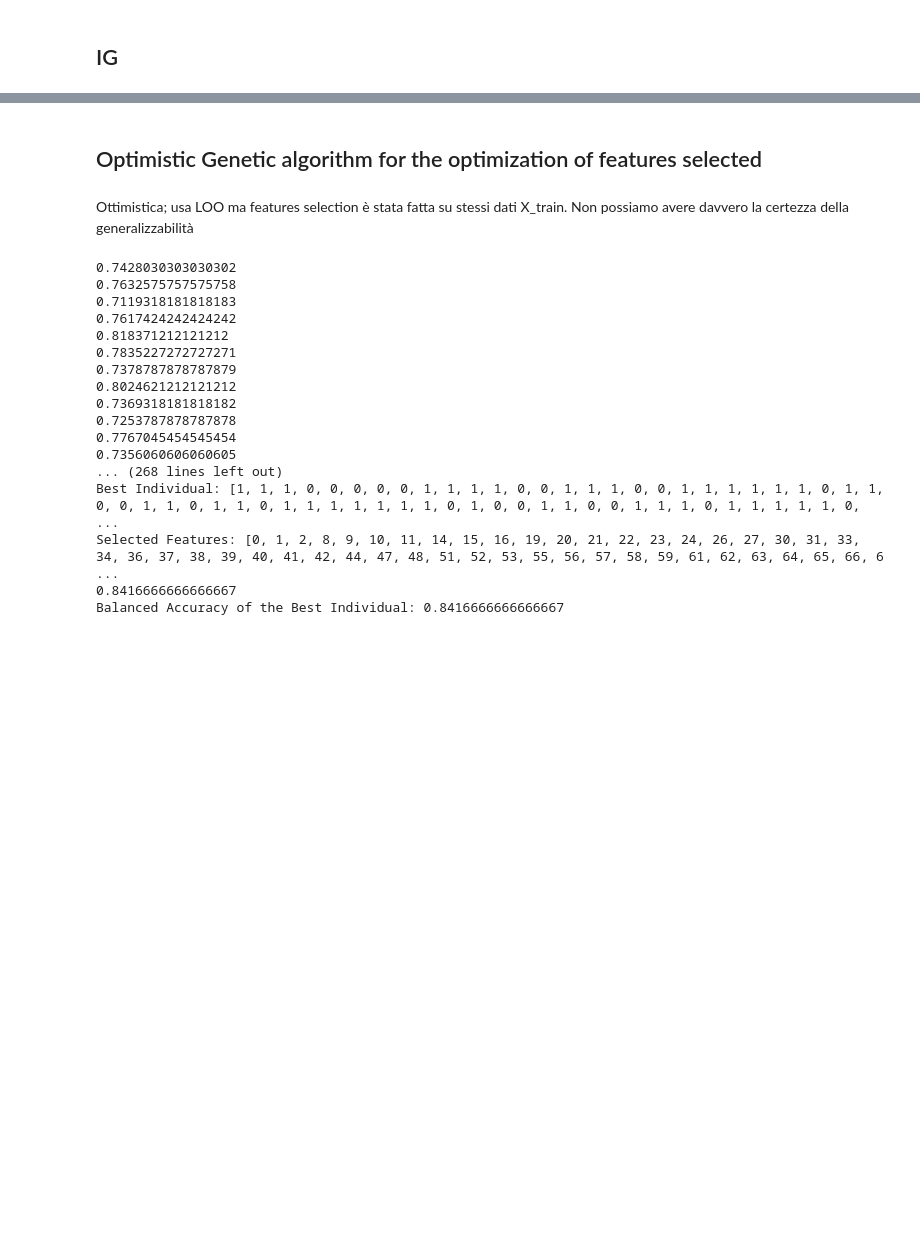
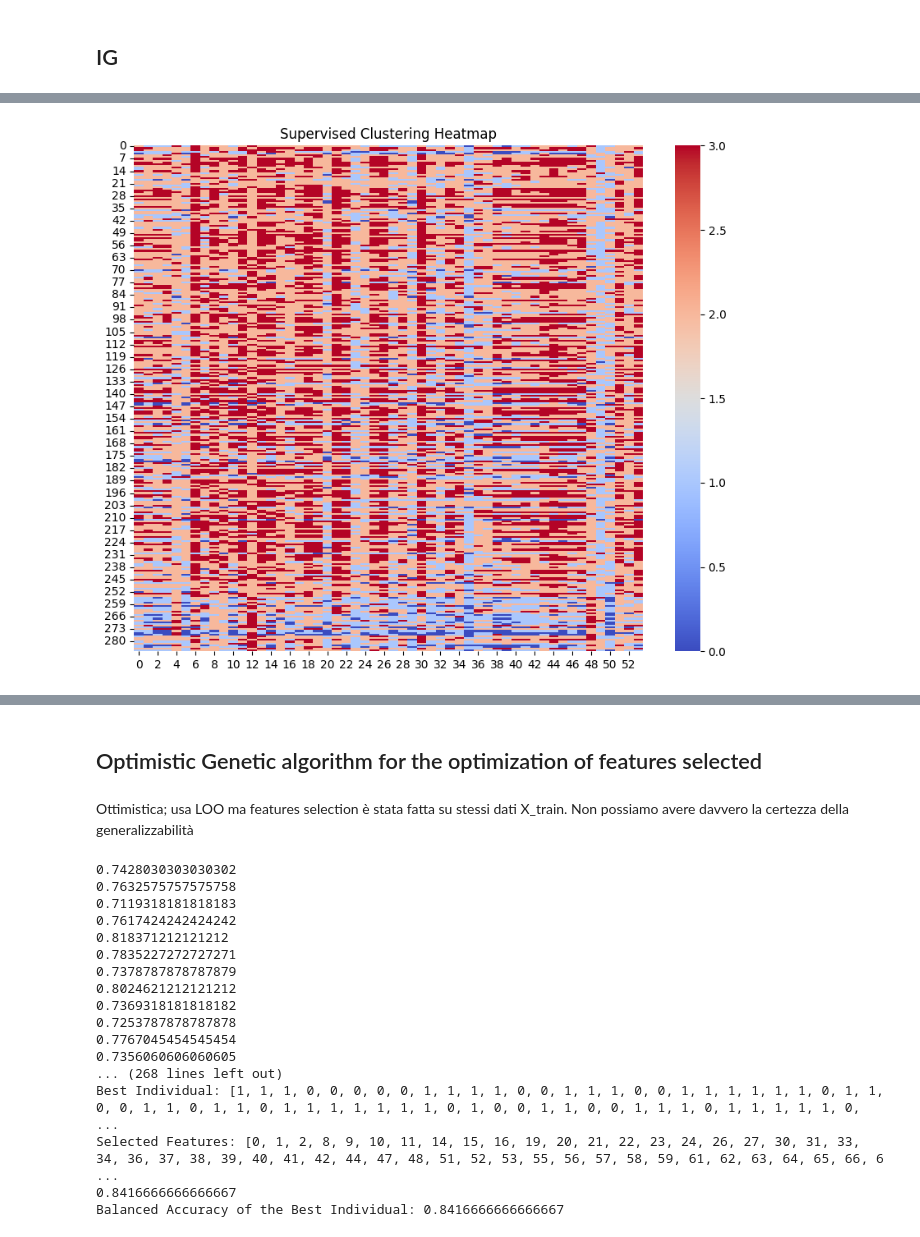
Before and after one commit to U-n-Own/computational-health-laboratory, a Jupyter notebook: Again.ipynb, the cells around one changed output, grey strips where cells are left out. Saved outputs shown, nothing was run; the diff lists cells and outputs as text; code cells hidden in the pictures; blank space fills up the shorter version.

```diff
--- a/Again.ipynb
+++ b/Again.ipynb
@@ -260,0 +307,2 @@ weighted avg       0.87      0.89      0.87        36
+# %%
+intersection_filters = list(set.intersection(set(fdr_features_indices), set(mrmr_index), set(anova_features_index)))
@@ -260,0 +325,31 @@ weighted avg       0.87      0.89      0.87        36
+# %%
+# def normalize_and_discretize(data):
+#     # Normalize data
+#     scaler = StandardScaler()
+#     normalized_data = scaler.fit_transform(data)
+
+#     # Discretize data into three partitions
+#     bins = [-np.inf, -1.5, 1.5, np.inf]
+#     discretized_data = np.digitize(normalized_data, bins) - 1
+#     return discretized_data
+
+# import matplotlib.pyplot as plt
+
+scaler = MinMaxScaler()
+df = X_train.iloc[:, intersection_filters]
+df['state'] = y_train
+
+# Sort data by labels to cluster similar classes together
+df = df.sort_values(by='state')
+data_sorted = df.drop(columns='state')
+data_scaled = scaler.fit_transform(data_sorted)
+data_discretized = np.digitize(data_scaled, bins=np.linspace(0, 1, n_bins + 1)[1:-1])
+
+# Standardize the data (optional but helps with better visualization)
+# Plot the heatmap
+plt.figure(figsize=(10, 8))
+sns.heatmap(data_discretized, cmap='coolwarm', cbar=True)
+plt.title('Supervised Clustering Heatmap')
+plt.show()
+# %% [output]
+[figure, added]
```
Also changed, not shown: parts of 54 cells of this notebook.
